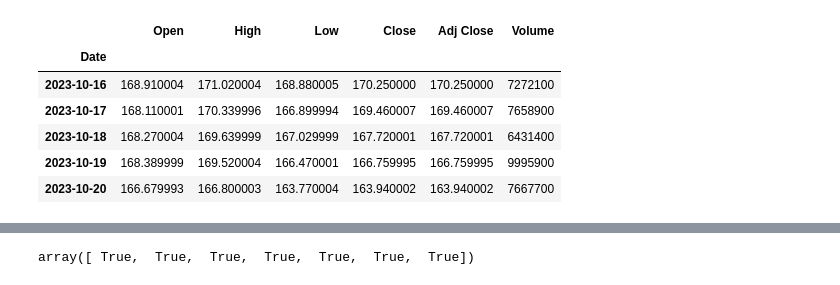
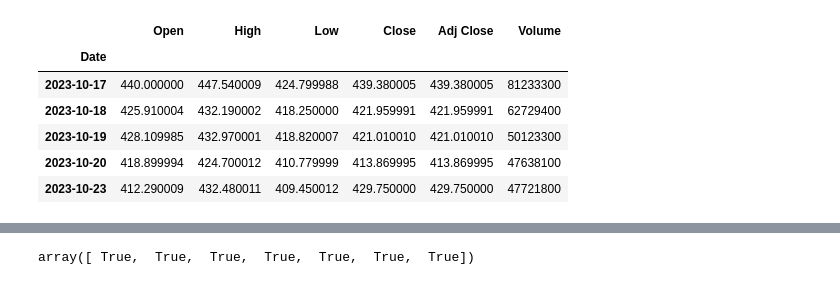
Before and after one commit to raageth/stock-price-prediction, a Jupyter notebook: Impl_1.ipynb, the cells around one changed output, grey strips where cells are left out. Drawn from its saved outputs; the diff is of its cells as text; code cells hidden in the pictures.

```diff
--- a/Impl_1.ipynb
+++ b/Impl_1.ipynb
@@ -31,14 +32,14 @@ df.shape, df_xlk.shape
-# %%
-#df.head()
-df_xlk.tail()
-# %% [output]
-|  | Open | High | Low | Close | Adj Close | Volume |
-| Date |  |  |  |  |  |  |
-| 2023-10-16 | 168.910004 | 171.020004 | 168.880005 | 170.250000 | 170.250000 | 7272100 |
-| 2023-10-17 | 168.110001 | 170.339996 | 166.899994 | 169.460007 | 169.460007 | 7658900 |
-| 2023-10-18 | 168.270004 | 169.639999 | 167.029999 | 167.720001 | 167.720001 | 6431400 |
-| 2023-10-19 | 168.389999 | 169.520004 | 166.470001 | 166.759995 | 166.759995 | 9995900 |
-| 2023-10-20 | 166.679993 | 166.800003 | 163.770004 | 163.940002 | 163.940002 | 7667700 |
+# %%
+df.tail()
+#df_xlk.tail()
+# %% [output]
+|  | Open | High | Low | Close | Adj Close | Volume |
+| Date |  |  |  |  |  |  |
+| 2023-10-17 | 440.000000 | 447.540009 | 424.799988 | 439.380005 | 439.380005 | 81233300 |
+| 2023-10-18 | 425.910004 | 432.190002 | 418.250000 | 421.959991 | 421.959991 | 62729400 |
+| 2023-10-19 | 428.109985 | 432.970001 | 418.820007 | 421.010010 | 421.010010 | 50123300 |
+| 2023-10-20 | 418.899994 | 424.700012 | 410.779999 | 413.869995 | 413.869995 | 47638100 |
+| 2023-10-23 | 412.290009 | 432.480011 | 409.450012 | 429.750000 | 429.750000 | 47721800 |
 # %%
 # Calculate SMA20 for NVDA
 df['SMA20'] = df['Adj Close'].rolling(20).mean()
```
Also changed, not shown: parts of 15 cells of this notebook, 1 other file.
